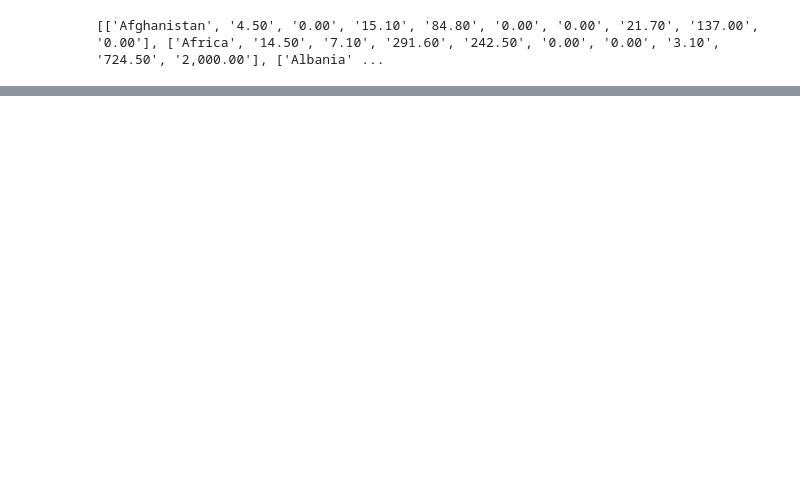
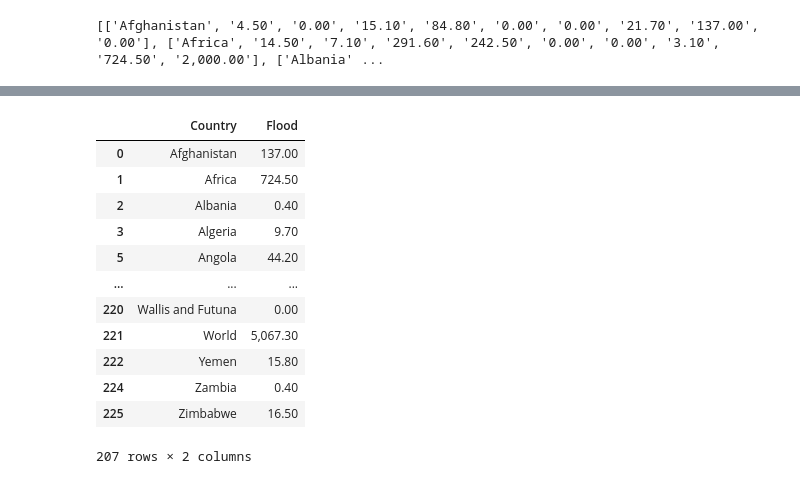
Before and after one commit to WooiLing94/-DeathfromNatural-Disaster, a Jupyter notebook: WorkingFile.ipynb, the cells around one changed output, grey strips where cells are left out. Cells and saved outputs as stored; diff of their text form; code cells hidden in the pictures; blank space fills up the shorter version.

```diff
--- a/WorkingFile.ipynb
+++ b/WorkingFile.ipynb
@@ -37,0 +54,16 @@ df.to_csv('naturalDisaster.csv',index=False)
+# %%
+df.dropna()
+# %% [output]
+|  | Country | Flood |
+| 0 | Afghanistan | 137.00 |
+| 1 | Africa | 724.50 |
+| 2 | Albania | 0.40 |
+| 3 | Algeria | 9.70 |
+| 5 | Angola | 44.20 |
+| ... | ... | ... |
+| 220 | Wallis and Futuna | 0.00 |
+| 221 | World | 5,067.30 |
+| 222 | Yemen | 15.80 |
+| 224 | Zambia | 0.40 |
+| 225 | Zimbabwe | 16.50 |
+207 rows × 2 columns
```
Also changed, not shown: parts of 5 cells of this notebook, 11 other files.
